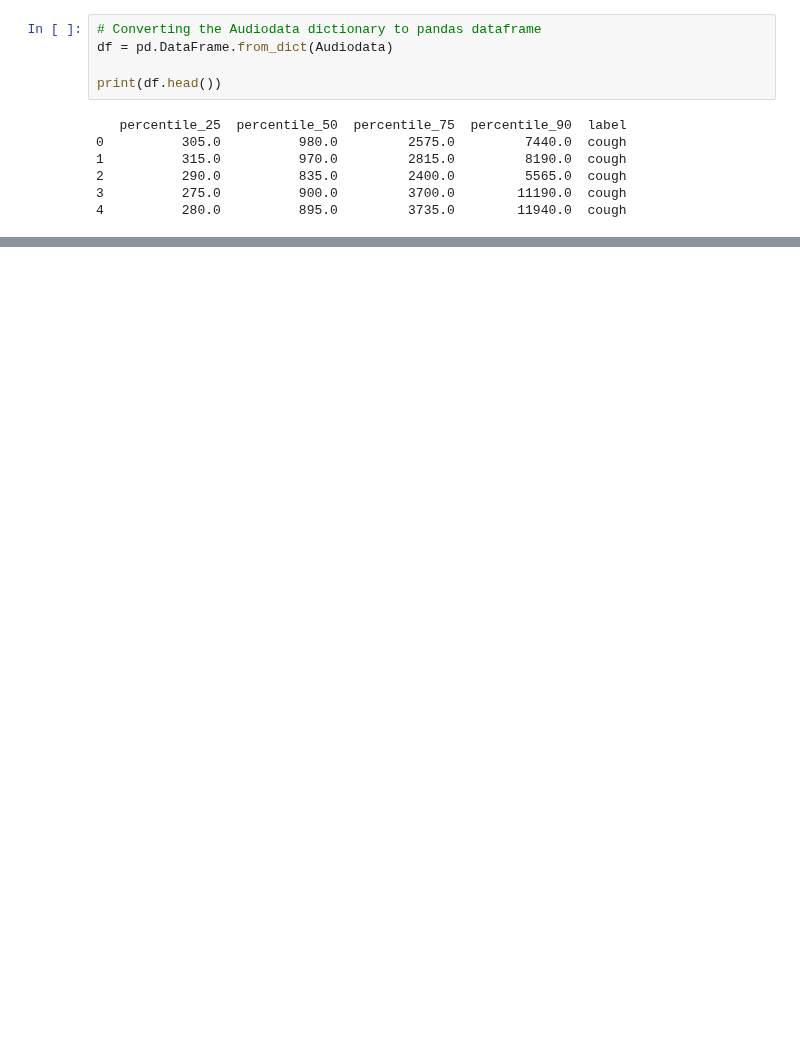
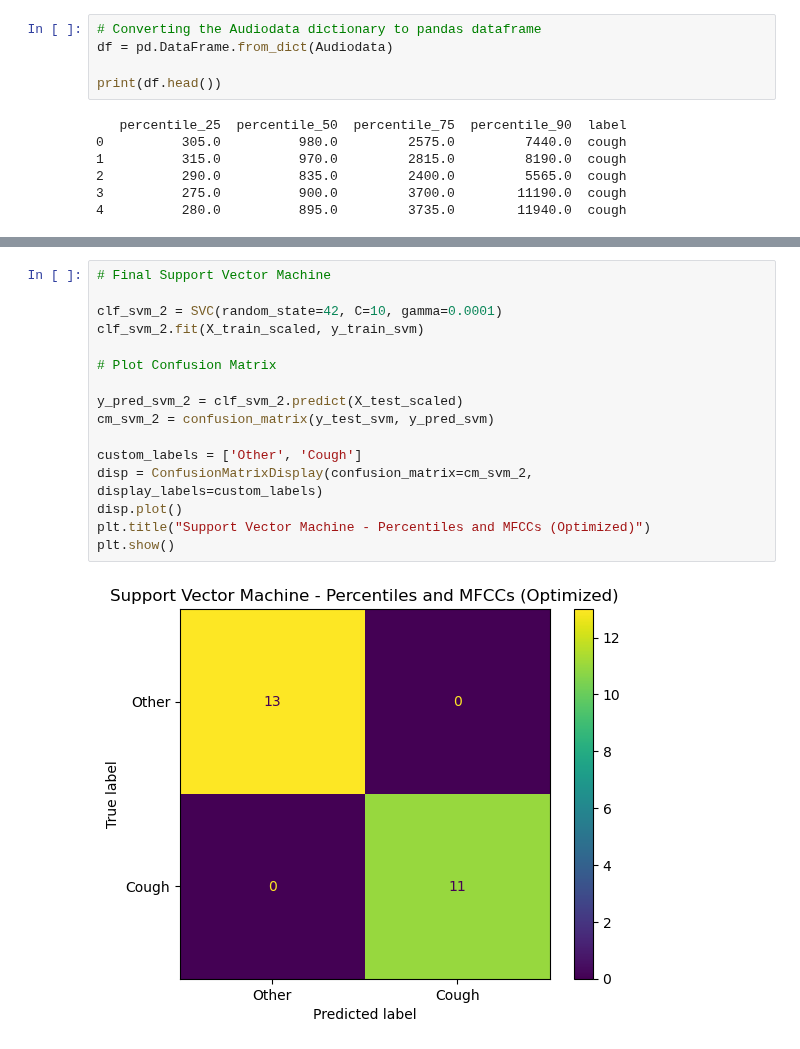
Before and after one commit to szulaldemirtas/electrosalus-research, a Jupyter notebook: cough-classification/signals-knn.ipynb, the cells around one changed output, grey strips where cells are left out. Drawn from its saved outputs; the diff is of its cells as text; blank space fills up the shorter version.

Commit message:
svm finalized

```diff
--- a/cough-classification/signals-knn.ipynb
+++ b/cough-classification/signals-knn.ipynb
@@ -1113,0 +1166,18 @@ TypeError: ufunc 'isfinite' not supported for the input types, and the inputs co
+# %%
+# Final Support Vector Machine
+
+clf_svm_2 = SVC(random_state=42, C=10, gamma=0.0001)
+clf_svm_2.fit(X_train_scaled, y_train_svm)
+
+# Plot Confusion Matrix
+
+y_pred_svm_2 = clf_svm_2.predict(X_test_scaled)
+cm_svm_2 = confusion_matrix(y_test_svm, y_pred_svm)
+
+custom_labels = ['Other', 'Cough']
+disp = ConfusionMatrixDisplay(confusion_matrix=cm_svm_2, display_labels=custom_labels)
+disp.plot()
+plt.title("Support Vector Machine - Percentiles and MFCCs (Optimized)")
+plt.show()
+# %% [output]
+[figure, added]
```
Also changed, not shown: parts of 30 cells of this notebook, 1 other file.
